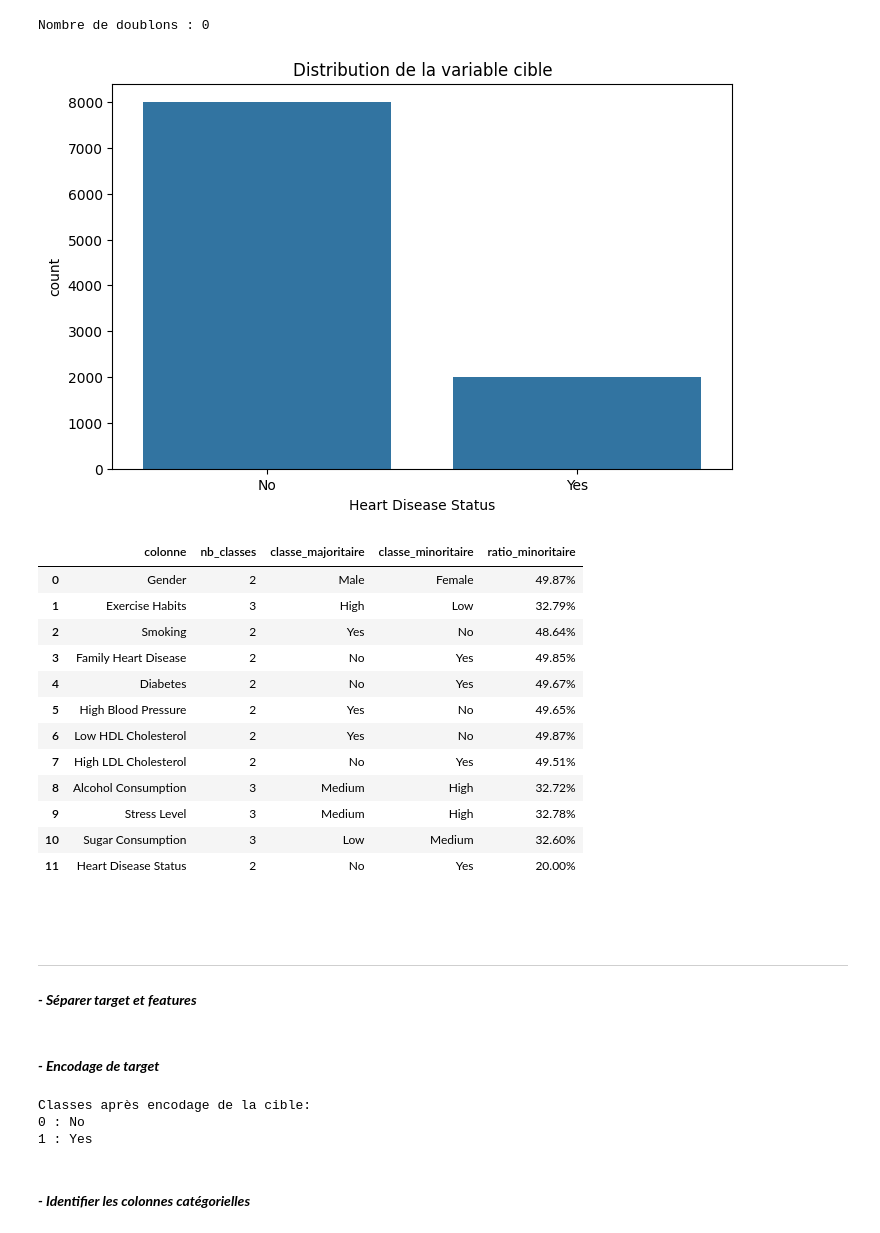
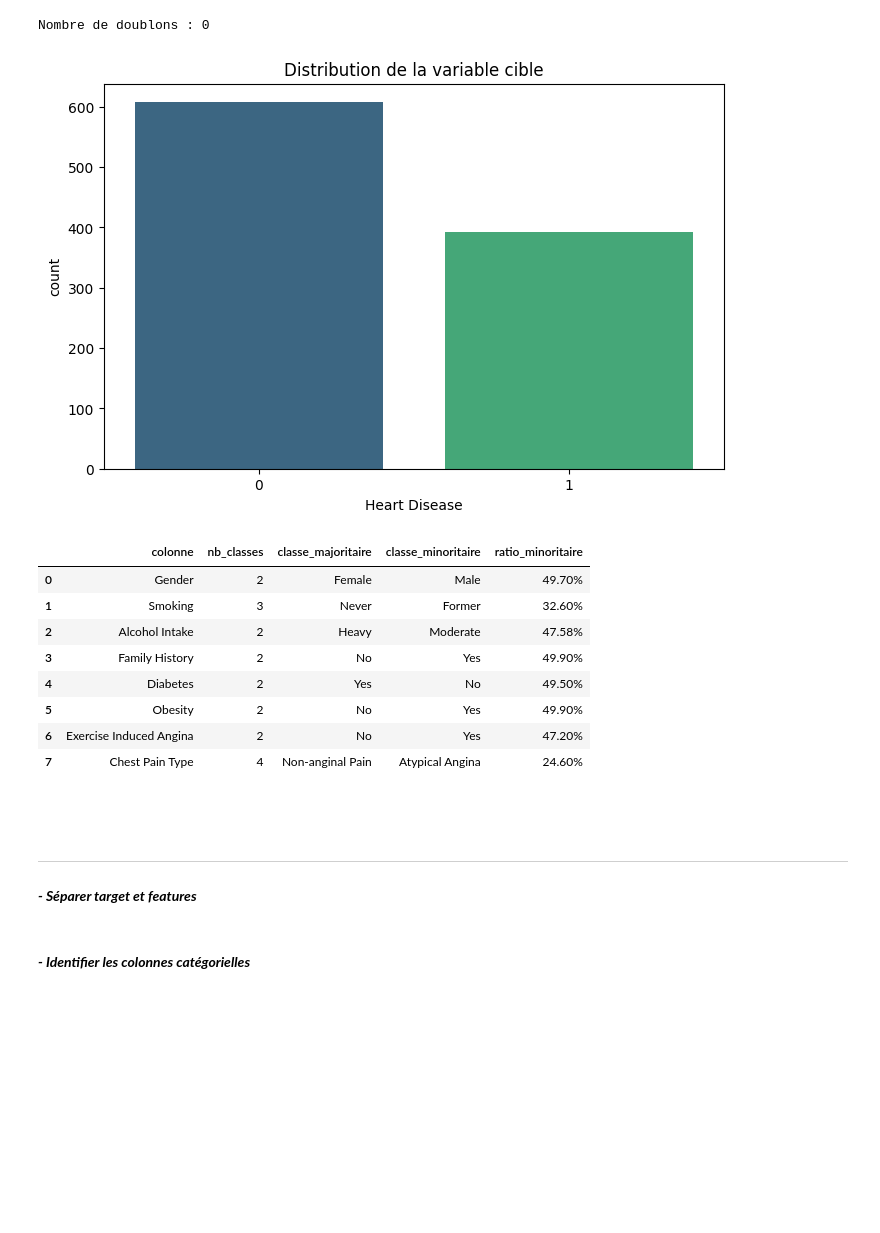
Before and after one commit to Jeathu/corai, a Jupyter notebook: notebooks/corai_expo.ipynb, the cells around one changed output. Saved outputs shown, nothing was run; the diff lists cells and outputs as text; code cells hidden in the pictures; blank space fills up the shorter version.

Commit message:
modifications dataset

```diff
--- a/notebooks/corai_expo.ipynb
+++ b/notebooks/corai_expo.ipynb
@@ -7,4 +9,4 @@ warnings.filterwarnings('ignore')
 # %%
-df = pd.read_csv("../data/raw/heart_disease.csv", sep=",")
+df = pd.read_csv("../data/raw/heart_disease_dataset.csv", sep=",")
 df.head(10)
 # %% [output]
@@ -92,15 +93,15 @@ Nombre de doublons : 0
 # %%
 import matplotlib.pyplot as plt
 import seaborn as sns
 
 
 
 plt.figure(figsize=(8, 5))
-sns.countplot(data=df, x='Heart Disease Status')
+sns.countplot(data=df, x='Heart Disease', palette='viridis')
 plt.title('Distribution de la variable cible')
 plt.show()
 # %% [output]
-[figure, old version]
+[figure, new version]
 # %%
 # Vérifie le déséquilibre des colonnes catégorielles.
 def verifier_desequilibre(df, seuil=0.2):
@@ -124,18 +125,14 @@ def verifier_desequilibre(df, seuil=0.2):
 verifier_desequilibre(df)
 # %% [output]
 |  | colonne | nb_classes | classe_majoritaire | classe_minoritaire | ratio_minoritaire |
-| 0 | Gender | 2 | Male | Female | 49.87% |
-| 1 | Exercise Habits | 3 | High | Low | 32.79% |
-| 2 | Smoking | 2 | Yes | No | 48.64% |
-| 3 | Family Heart Disease | 2 | No | Yes | 49.85% |
-| 4 | Diabetes | 2 | No | Yes | 49.67% |
-| 5 | High Blood Pressure | 2 | Yes | No | 49.65% |
-| 6 | Low HDL Cholesterol | 2 | Yes | No | 49.87% |
-| 7 | High LDL Cholesterol | 2 | No | Yes | 49.51% |
-| 8 | Alcohol Consumption | 3 | Medium | High | 32.72% |
-| 9 | Stress Level | 3 | Medium | High | 32.78% |
-| 10 | Sugar Consumption | 3 | Low | Medium | 32.60% |
-| 11 | Heart Disease Status | 2 | No | Yes | 20.00% |
+| 0 | Gender | 2 | Female | Male | 49.70% |
+| 1 | Smoking | 3 | Never | Former | 32.60% |
+| 2 | Alcohol Intake | 2 | Heavy | Moderate | 47.58% |
+| 3 | Family History | 2 | No | Yes | 49.90% |
+| 4 | Diabetes | 2 | Yes | No | 49.50% |
+| 5 | Obesity | 2 | No | Yes | 49.90% |
+| 6 | Exercise Induced Angina | 2 | No | Yes | 47.20% |
+| 7 | Chest Pain Type | 4 | Non-anginal Pain | Atypical Angina | 24.60% |
 # %% [markdown]
 <br>
 <br>
@@ -148,21 +145,3 @@ y = df['Heart Disease Status']
-# %% [markdown]
-#### __*- Encodage de target*__
-# %%
-from sklearn.preprocessing import LabelEncoder
-
-
-# Encoder la variable cible
-le_target = LabelEncoder()
-y = le_target.fit_transform(y)
-
-
-print("\nClasses après encodage de la cible:")
-for i, class_label in enumerate(le_target.classes_):
-    print(f"{i} : {class_label}")
-# %% [output]
-Classes après encodage de la cible:
-0 : No
-1 : Yes
 # %% [markdown]
 
 #### __*- Identifier les colonnes catégorielles*__
```
Also changed, not shown: parts of 20 cells of this notebook.
